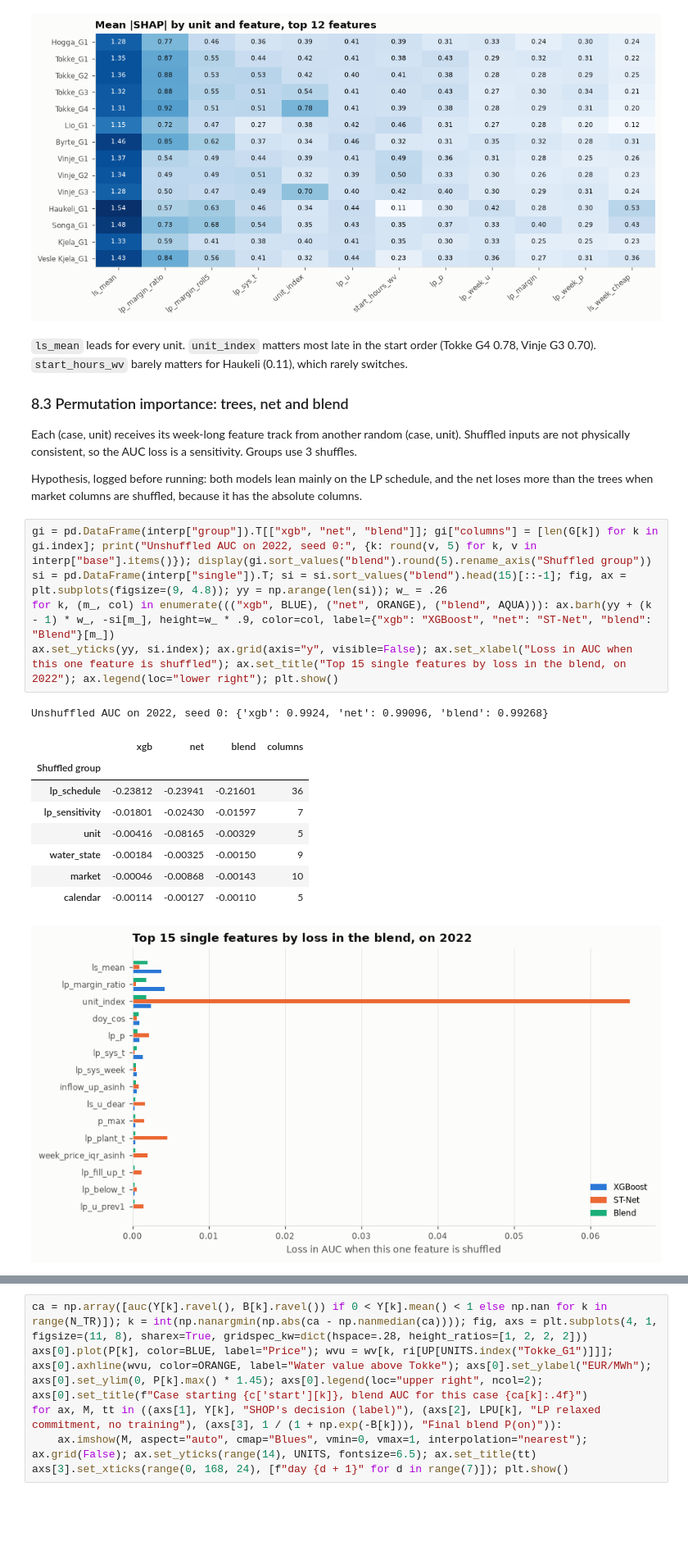
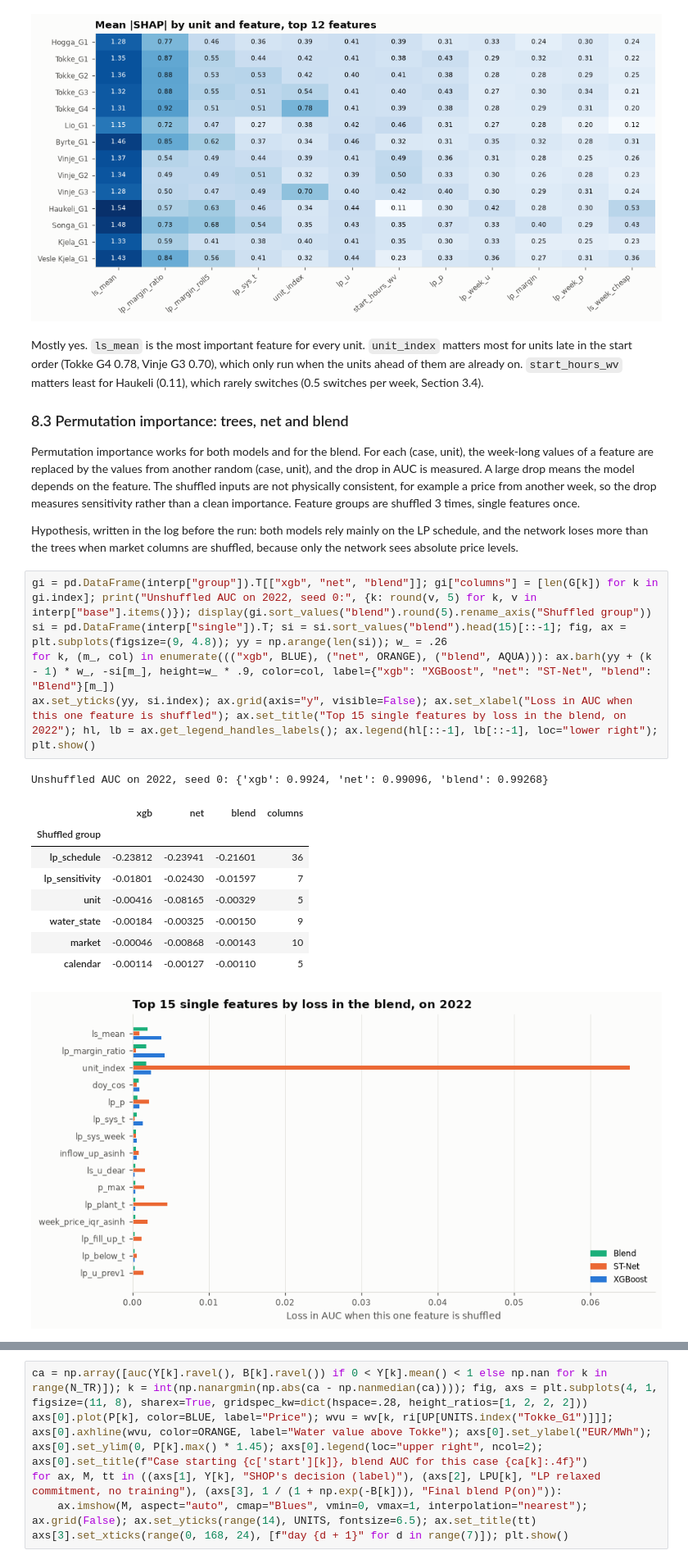
Before and after one commit to MartinNordli/Unit-Commitment-Problem, a Jupyter notebook: submission/Report.ipynb, the cells around one changed output, grey strips where cells are left out. Shown at 82% size. Saved outputs shown, nothing was run; the diff lists cells and outputs as text; blank space fills up the shorter version.

```diff
--- a/submission/Report.ipynb
+++ b/submission/Report.ipynb
@@ -562,27 +646,27 @@ un = S["unit"]; ks = [top.index(n) for n in top[:12]]; M = np.array([[np.abs(S["
 # %% [output]
 [figure]
 # %% [markdown]
-`ls_mean` leads for every unit. `unit_index` matters most late in the start order (Tokke G4 0.78, Vinje G3 0.70). `start_hours_wv` barely matters for Haukeli (0.11), which rarely switches.
+Mostly yes. `ls_mean` is the most important feature for every unit. `unit_index` matters most for units late in the start order (Tokke G4 0.78, Vinje G3 0.70), which only run when the units ahead of them are already on. `start_hours_wv` matters least for Haukeli (0.11), which rarely switches (0.5 switches per week, Section 3.4).
 
 ### 8.3 Permutation importance: trees, net and blend
 
-Each (case, unit) receives its week-long feature track from another random (case, unit). Shuffled inputs are not physically consistent, so the AUC loss is a sensitivity. Groups use 3 shuffles.
+Permutation importance works for both models and for the blend. For each (case, unit), the week-long values of a feature are replaced by the values from another random (case, unit), and the drop in AUC is measured. A large drop means the model depends on the feature. The shuffled inputs are not physically consistent, for example a price from another week, so the drop measures sensitivity rather than a clean importance. Feature groups are shuffled 3 times, single features once.
 
-Hypothesis, logged before running: both models lean mainly on the LP schedule, and the net loses more than the trees when market columns are shuffled, because it has the absolute columns.
+Hypothesis, written in the log before the run: both models rely mainly on the LP schedule, and the network loses more than the trees when market columns are shuffled, because only the network sees absolute price levels.
 # %%
 gi = pd.DataFrame(interp["group"]).T[["xgb", "net", "blend"]]; gi["columns"] = [len(G[k]) for k in gi.index]; print("Unshuffled AUC on 2022, seed 0:", {k: round(v, 5) for k, v in interp["base"].items()}); display(gi.sort_values("blend").round(5).rename_axis("Shuffled group"))
 si = pd.DataFrame(interp["single"]).T; si = si.sort_values("blend").head(15)[::-1]; fig, ax = plt.subplots(figsize=(9, 4.8)); yy = np.arange(len(si)); w_ = .26
 for k, (m_, col) in enumerate((("xgb", BLUE), ("net", ORANGE), ("blend", AQUA))): ax.barh(yy + (k - 1) * w_, -si[m_], height=w_ * .9, color=col, label={"xgb": "XGBoost", "net": "ST-Net", "blend": "Blend"}[m_])
-ax.set_yticks(yy, si.index); ax.grid(axis="y", visible=False); ax.set_xlabel("Loss in AUC when this one feature is shuffled"); ax.set_title("Top 15 single features by loss in the blend, on 2022"); ax.legend(loc="lower right"); plt.show()
+ax.set_yticks(yy, si.index); ax.grid(axis="y", visible=False); ax.set_xlabel("Loss in AUC when this one feature is shuffled"); ax.set_title("Top 15 single features by loss in the blend, on 2022"); hl, lb = ax.get_legend_handles_labels(); ax.legend(hl[::-1], lb[::-1], loc="lower right"); plt.show()
 # %% [output]
 Unshuffled AUC on 2022, seed 0: {'xgb': 0.9924, 'net': 0.99096, 'blend': 0.99268}
 |  | xgb | net | blend | columns |
 | Shuffled group |  |  |  |  |
 | lp_schedule | -0.23812 | -0.23941 | -0.21601 | 36 |
 | lp_sensitivity | -0.01801 | -0.02430 | -0.01597 | 7 |
 | unit | -0.00416 | -0.08165 | -0.00329 | 5 |
 | water_state | -0.00184 | -0.00325 | -0.00150 | 9 |
 | market | -0.00046 | -0.00868 | -0.00143 | 10 |
 | calendar | -0.00114 | -0.00127 | -0.00110 | 5 |
-[figure, old version]
+[figure, new version]
 # %% [markdown]
```
Also changed, not shown: parts of 58 cells of this notebook, 3 other files.
